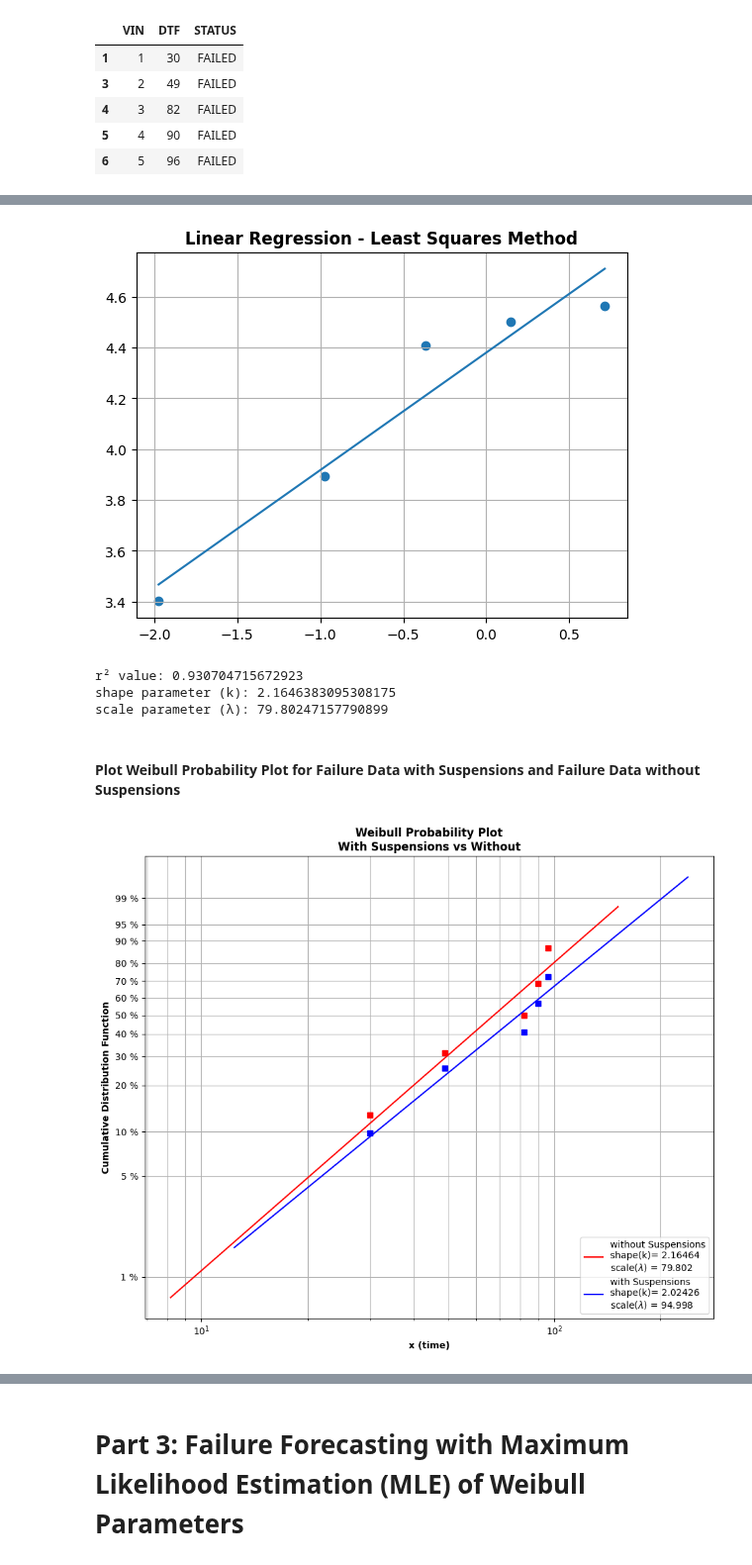
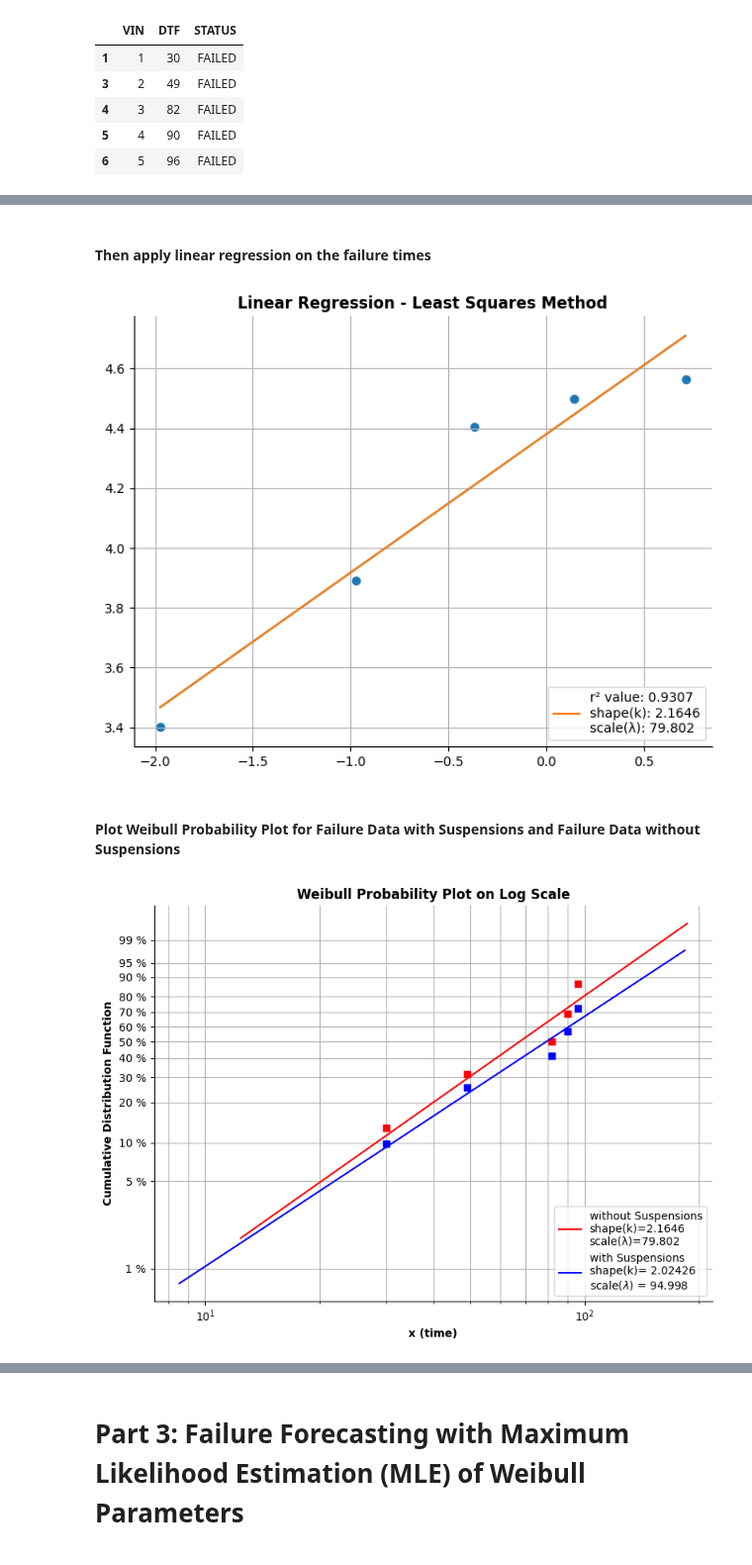
Before and after one commit to pybokeh/jupyter_notebooks, a Jupyter notebook: weibull/Weibull_Analysis.ipynb, the cells around one changed output, grey strips where cells are left out. Shown at 99% size. Saved outputs shown, nothing was run; the diff lists cells and outputs as text; code cells hidden in the pictures.

```diff
--- a/weibull/Weibull_Analysis.ipynb
+++ b/weibull/Weibull_Analysis.ipynb
@@ -161,7 +166,7 @@ from numpy import log as ln
 
 # Since we are going to plot failure times on log scale, we don't need to take the log of the failure times
 x = data
-rank = np.arange(1,x.size+1)  # ranks = {1, 2, 3, ... 10}
+rank = np.arange(1,data.size+1)  # ranks = {1, 2, 3, ... 10}
 median_rank = (rank - 0.3)/(rank.size + 0.4)
 y = ln(-ln(1 - median_rank))
 
@@ -172,12 +177,11 @@ F = 1 - np.exp( -(x_ideal/scale)**shape )
 y_ideal = ln(-ln(1 - F))
 
 # Weibull plot
-fig1 = plt.figure()
-fig1.set_size_inches(11,9)
-ax = plt.subplot(111)
+fig, ax = plt.subplots(figsize=(8,6))
+ax.spines[['right', 'top']].set_visible(False)
 
 plt.semilogx(x, y, "bs")
-plt.semilogx(x_ideal, y_ideal, 'r-', label="shape(k)= %5G\nscale($\lambda$) = %.5G" % (shape, scale) )
+plt.semilogx(x_ideal, y_ideal, 'r-', label=f"shape(k)={shape:.5G}\nscale(λ)={scale:.5G}")
 plt.axvline(x = 200, color = 'b', label = '@200 days')
 plt.title("Weibull Probability Plot on Log Scale", weight="bold")
 plt.xlabel('x (time)', weight="bold")
@@ -197,5 +201,6 @@ yt_lnF = ln( -ln(1-yt_F))
 plt.yticks(yt_lnF)
 ax.yaxis.grid()
 ax.xaxis.grid(which='both')
+plt.tight_layout()
 plt.show()
 # %% [output]
@@ -267,26 +293,25 @@ To perform failure forecasting with suspended units, the analysis workflow is th
 # %%
-# Make sure the data set is sorted by DTF in ascending order
-df.sort_values(by="DTF", inplace=True)
-
-global prev_adj_rank
 prev_adj_rank = [0]
 
 def adj_rank(series):
     if series["STATUS"] == "SUSPENDED":
-        return "SUSPENSION"
+        return None
     else:
         adjusted_rank = (series["REV_RANK"] * 1.0 * prev_adj_rank[-1] + (len(df) + 1))/(series["REV_RANK"] + 1)
-        prev_adj_rank.append(adjusted_rank)
+        prev_adj_rank[0] = adjusted_rank
         return adjusted_rank
 
 def median_rank(series):
     if series["ADJ_RANK"] == "SUSPENSION":
-        return np.nan
+        return None
     else:
         median_rank = (series["ADJ_RANK"] - 0.3)/(len(df) + 0.4)
         return median_rank
 
-df["RANK"]=df.index+1
+# Make sure the data set is first sorted by DTF in ascending order
+df.sort_values(by="DTF", inplace=True)
+
+df["RANK"]=range(1, len(df)+1)
 df["REV_RANK"]=len(df)+1-df["RANK"]
 df["ADJ_RANK"] = df.apply(adj_rank,axis=1)
 df["MEDIAN_RANK"] = df.apply(median_rank, axis=1)
@@ -479,6 +522,8 @@ x and y coordinates of the Weibull probability plot (should match the values in
 ( -0.36651292058166435 , 4.406719247264253 )
 ( 0.1447673963435997 , 4.499809670330265 )
 ( 0.7144554862576666 , 4.564348191467836 )
+# %% [markdown]
+#### Then apply linear regression on the failure times
 # %%
 import scipy.stats as stats # scipy is a statistical package for Python
 import math
@@ -487,28 +532,33 @@ import math
 slope_without_sus, intercept_without_sus, r_value_without_sus, p_value_without_sus, std_err_without_sus = stats.linregress(x_without_sus,y_without_sus)
 
 line_without_sus = slope_without_sus * x_without_sus + intercept_without_sus
-plt.scatter(x_without_sus,y_without_sus)
-plt.plot(x_without_sus,line_without_sus)
-plt.title("Linear Regression - Least Squares Method", weight='bold')
-plt.grid()
-plt.show()
 
 # Since we plot failure times on the y-axis, the actual slope is inverted
 shape_without_sus = 1/slope_without_sus
-# Since we plot failure times on the y-axis, we want the x-intercept, not the y-intercept
+
+# Since we're plotting failure times on the y-axis, we want the x-intercept, not the y-intercept
 # x-intercept is equal to the negative y-intercept divided by the slope/shape parameter
-# Basically you are solving for x: 0 = mx + b, equation of the line where y = 0
+# Basically, you are solving for x: 0 = mx + b, the equation of the line where y = 0
 x_intercept_without_sus = - intercept_without_sus / shape_without_sus
 
-print("r\u00b2 value:", r_value_without_sus**2)
-print("shape parameter (k):", shape_without_sus)
 scale_without_sus = math.exp(-x_intercept_without_sus/slope_without_sus)
-print("scale parameter (\u03BB):", scale_without_sus)
+
+fig, ax = plt.subplots(figsize=(8,6))
+ax.spines[['right', 'top']].set_visible(False)
+
+plt.scatter(x_without_sus,y_without_sus)
+plt.plot(x_without_sus, line_without_sus)
+plt.plot(
+    x_without_sus,
+    line_without_sus,
+    label=f"r\u00b2 value: {r_value_without_sus**2:.5G}\nshape(k): {shape_without_sus:.5G}\nscale(λ): {scale_without_sus:.5G}"
+)
+plt.title("Linear Regression - Least Squares Method", weight='bold')
+plt.legend(loc='lower right')
+plt.grid()
+plt.show()
 # %% [output]
-[figure, old version]
+[figure, new version]
-r² value: 0.930704715672923
-shape parameter (k): 2.1646383095308175
-scale parameter (λ): 79.80247157790899
 # %% [markdown]
 #### Plot Weibull Probability Plot for Failure Data with Suspensions and Failure Data without Suspensions
 # %%
@@ -534,43 +584,47 @@ y_ideal_without_sus = ln(-ln(1 - F_without_sus))
 
 # Prepare X and Y data when including suspensions
 x = data
-rank = np.arange(1,x.size+1)  # ranks = {1, 2, 3, ... 10}
 median_rank = df_final['MEDIAN_RANK'].values
 y = ln(-ln(1 - median_rank))
 
 # Generate 1000 numbers following a Weibull distribution that we think ideally fits our data using the shape and scale parameter
 x_ideal = scale * random.weibull(shape, size=100)
 x_ideal.sort()
 F = 1 - np.exp( -(x_ideal/scale)**shape )
 y_ideal = ln(-ln(1 - F))
 
 # Weibull plot
-fig1 = plt.figure()
-fig1.set_size_inches(11,9)
-ax = plt.subplot(111)
+fig, ax = plt.subplots(figsize=(8,6))
+ax.spines[['right', 'top']].set_visible(False)
 
 plt.semilogx(x, y, "bs")
 plt.semilogx(x_without_sus, y_without_sus, "rs")
-plt.semilogx(x_ideal_without_sus, y_ideal_without_sus, 'r-', label="without Suspensions\nshape(k)= %5G\nscale($\lambda$) = %.5G" % (shape_without_sus, scale_without_sus) )
+plt.semilogx(
+    x_ideal_without_sus,
+    y_ideal_without_sus,
+    'r-',
+    label=f"without Suspensions\nshape(k)={shape_without_sus:.5G}\nscale(λ)={scale_without_sus:.5G}"
+)
 plt.semilogx(x_ideal, y_ideal, 'b-', label="with Suspensions\nshape(k)= %5G\nscale($\lambda$) = %.5G" % (shape, scale) )
-plt.title("Weibull Probability Plot\nWith Suspensions vs Without", weight="bold")
+plt.title("Weibull Probability Plot on Log Scale", weight="bold")
 plt.xlabel('x (time)', weight="bold")
 plt.ylabel('Cumulative Distribution Function', weight="bold")
 plt.legend(loc='lower right')
 
 # Generate ticks
 def weibull_CDF(y, pos):
     return "%G %%" % (100*(1-np.exp(-np.exp(y))))
 
 formatter = FuncFormatter(weibull_CDF)
 ax.yaxis.set_major_formatter(formatter)
 
 yt_F = np.array([ 0.01, 0.05, 0.1, 0.2, 0.3, 0.4, 0.5,
            0.6, 0.7, 0.8, 0.9, 0.95, 0.99])
 yt_lnF = ln( -ln(1-yt_F))
 plt.yticks(yt_lnF)
 ax.yaxis.grid()
 ax.xaxis.grid(which='both')
+plt.tight_layout()
 plt.show()
 # %% [output]
-[figure, old version]
+[figure, new version]
```
Also changed, not shown: parts of 38 cells of this notebook.
